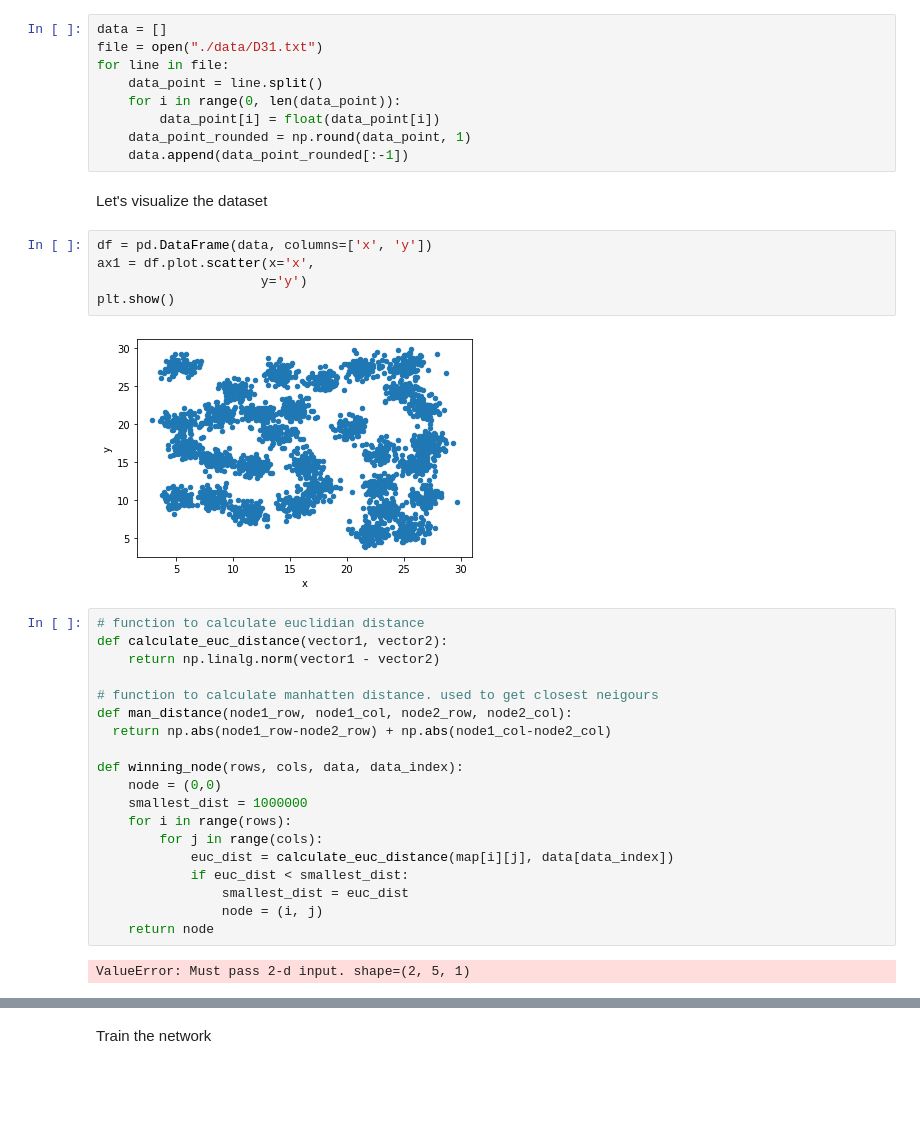
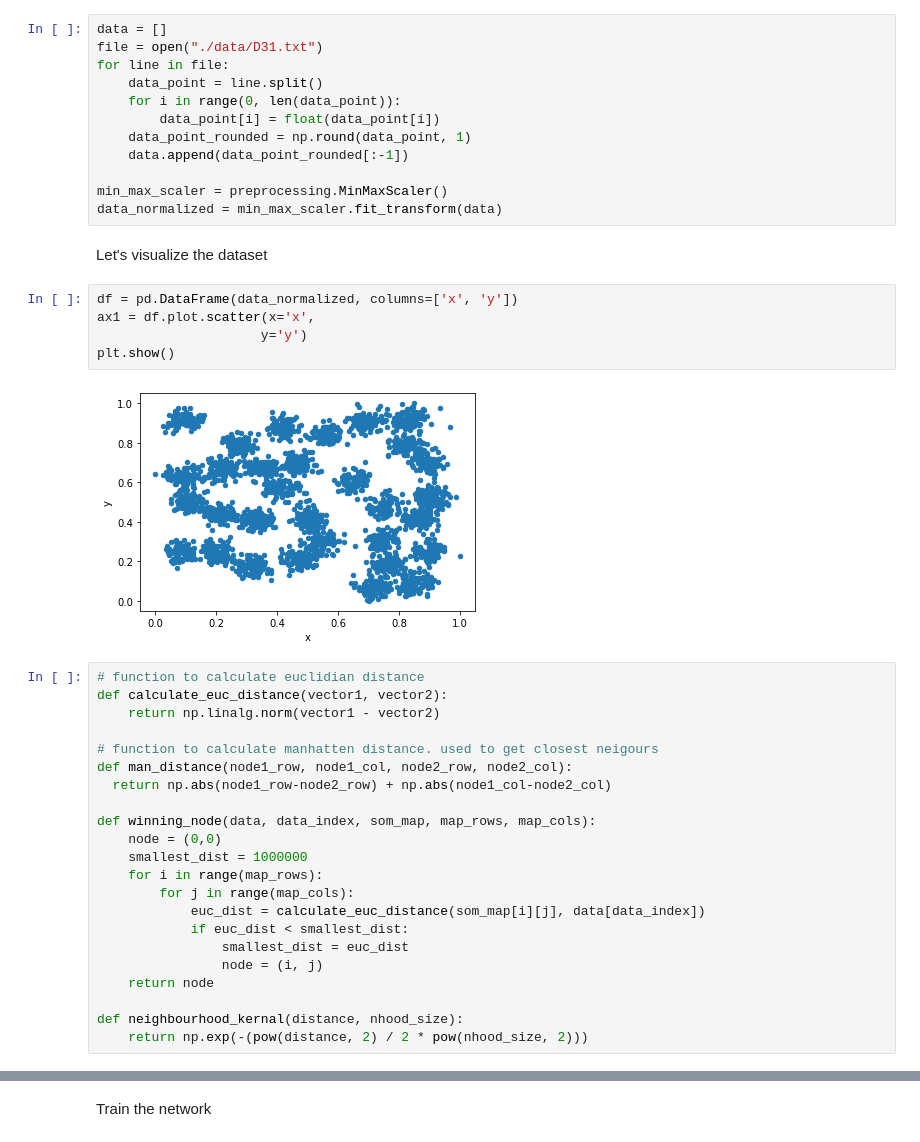
Before and after one commit to Yasasr1/machine-learning-algorithms, a Jupyter notebook: 4-som.ipynb, the cells around one changed output, grey strips where cells are left out. Saved outputs shown, nothing was run; the diff lists cells and outputs as text; blank space fills up the shorter version.

```diff
--- a/4-som.ipynb
+++ b/4-som.ipynb
@@ -16,15 +16,18 @@ for line in file:
         data_point[i] = float(data_point[i])
     data_point_rounded = np.round(data_point, 1)
     data.append(data_point_rounded[:-1])
+
+min_max_scaler = preprocessing.MinMaxScaler()
+data_normalized = min_max_scaler.fit_transform(data)
 # %% [markdown]
 Let's visualize the dataset
 # %%
-df = pd.DataFrame(data, columns=['x', 'y'])
+df = pd.DataFrame(data_normalized, columns=['x', 'y'])
 ax1 = df.plot.scatter(x='x',
                      y='y')
 plt.show()
 # %% [output]
-[figure, old version]
+[figure, new version]
 # %%
 # function to calculate euclidian distance
 def calculate_euc_distance(vector1, vector2):
@@ -34,17 +37,18 @@ def calculate_euc_distance(vector1, vector2):
 def man_distance(node1_row, node1_col, node2_row, node2_col):
   return np.abs(node1_row-node2_row) + np.abs(node1_col-node2_col)
 
-def winning_node(rows, cols, data, data_index):
+def winning_node(data, data_index, som_map, map_rows, map_cols):
     node = (0,0)
     smallest_dist = 1000000
-    for i in range(rows):
-        for j in range(cols):
-            euc_dist = calculate_euc_distance(map[i][j], data[data_index])
+    for i in range(map_rows):
+        for j in range(map_cols):
+            euc_dist = calculate_euc_distance(som_map[i][j], data[data_index])
             if euc_dist < smallest_dist:
                 smallest_dist = euc_dist
                 node = (i, j)
     return node
+
+def neighbourhood_kernal(distance, nhood_size):
+    return np.exp(-(pow(distance, 2) / 2 * pow(nhood_size, 2)))
-# %% [output]
-ValueError: Must pass 2-d input. shape=(2, 5, 1)
 # %%
 # define SOM row and col size
```
Also changed, not shown: parts of 5 cells of this notebook.
